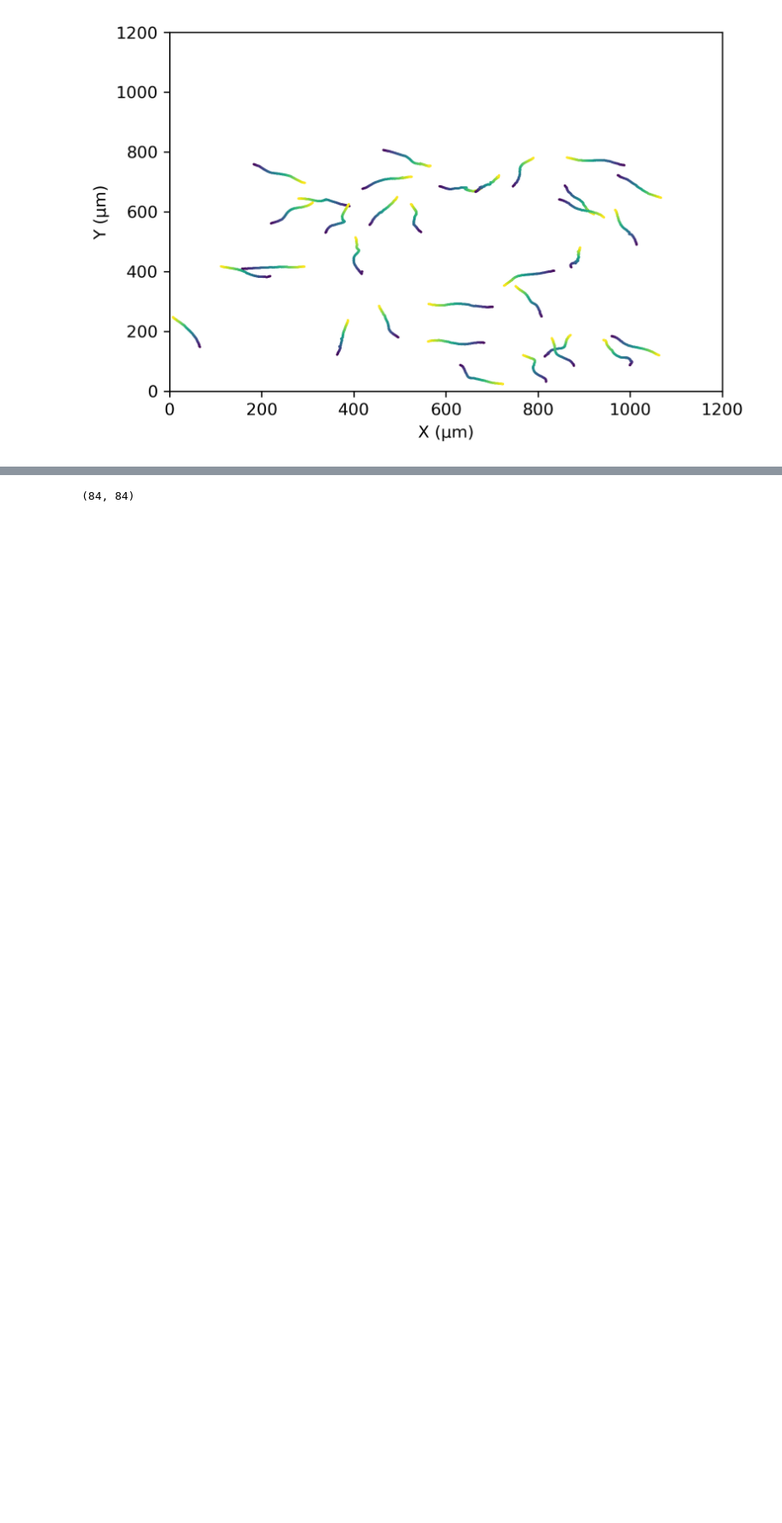
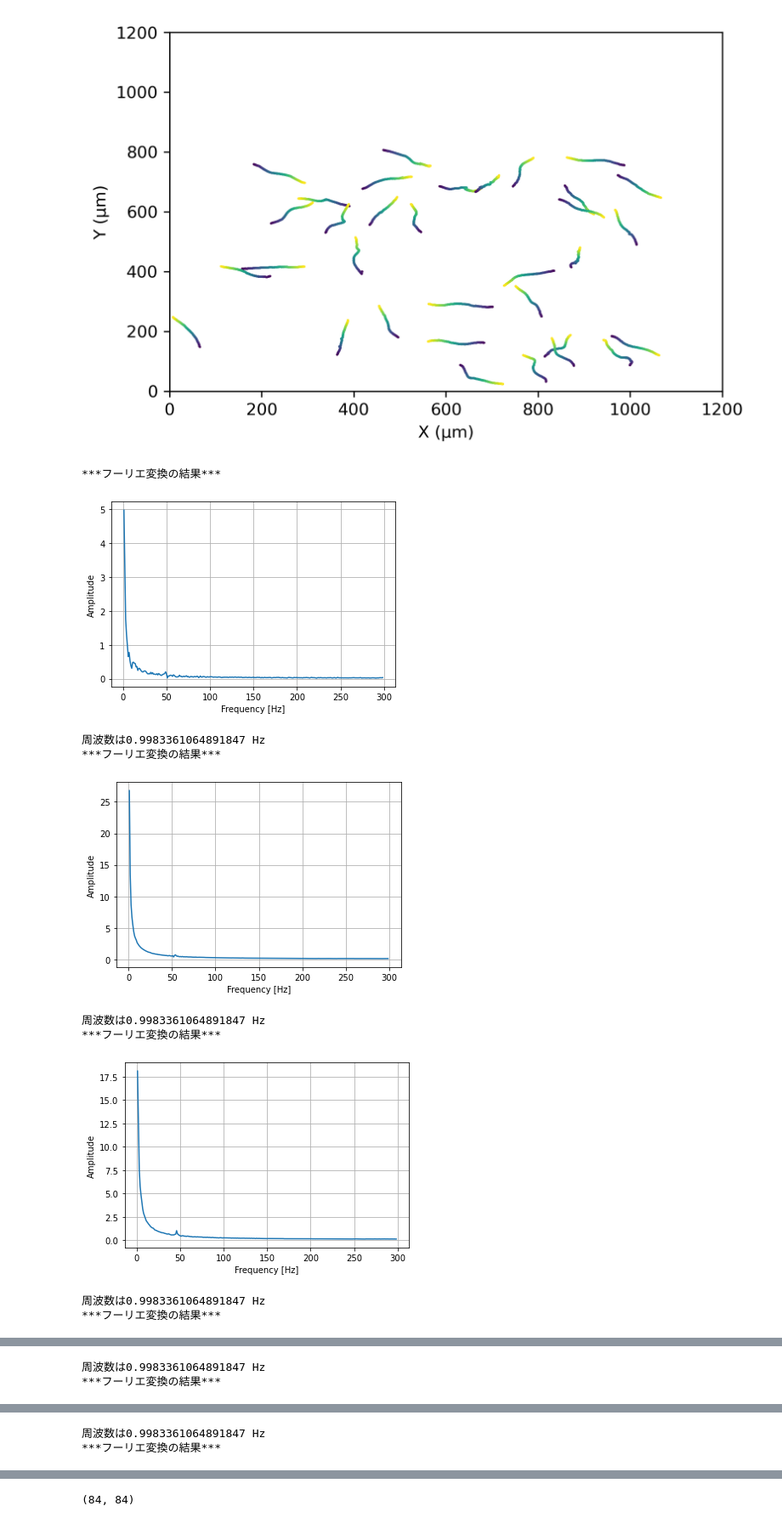
Before and after one commit to kkito0726/analyze_chlamy_moves, a Jupyter notebook: test.ipynb, the cells around one changed output, grey strips where cells are left out. Shown at 85% size. Saved outputs shown, nothing was run; the diff lists cells and outputs as text; code cells hidden in the pictures; blank space fills up the shorter version.

Commit message:
✨ フーリエ変換で周波数を算出する処理を追加 (期待する出力にならないので修正が必要)

```diff
--- a/test.ipynb
+++ b/test.ipynb
@@ -58,3 +58,46 @@ for x, y in zip(x_list, y_list):
 plt.show()
 # %% [output]
 [figure]
+# %%
+threshold = 230
+frequency_list = []
+for x, y in zip(x_list, y_list):
+    length = np.sqrt(x**2 + y**2).sum()
+    if length > threshold:
+        #フーリエ変換
+        print("***フーリエ変換の結果***")
+        N = len(x) #サンプル数
+        dt = 1/600 #サンプリング周期(s) (今回の撮影条件は600 fps)
+        F = np.fft.fft(x) # フーリエ変換
+        # フーリエ変換の結果を正規化
+        F = F / (N / 2)
+        freq = np.fft.fftfreq(N, d=dt) # 周波数スケール
+        Amp = np.abs(F) # 振幅スペクトル
+        stack = np.stack((freq[1:int(N/2)],Amp[1:int(N/2)]))
+        fig, ax = plt.subplots()
+        #プロット
+        ax.plot(stack[0],stack[1])
+        ax.set_xlabel("Frequency [Hz]")
+        ax.set_ylabel("Amplitude")
+        ax.grid()
+        plt.show()
+        #振幅が最大値のインデントを取得
+        max_indent = np.argmax(stack[1])
+        #振幅が最大値のインデントの時の周波数を取得
+        max = stack[0][max_indent]
+        #プリント
+        print("周波数は"+str(max)+" Hz")
+        #listに加えていく
+        frequency_list.append(max)
+        # plt.show()
+# %% [output]
+***フーリエ変換の結果***
+[figure, added]
+周波数は0.9983361064891847 Hz
+***フーリエ変換の結果***
+[figure, added]
+周波数は0.9983361064891847 Hz
+***フーリエ変換の結果***
+[figure, added]
+周波数は0.9983361064891847 Hz
+***フーリエ変換の結果***
@@ -60,0 +105,2 @@ plt.show()
+周波数は0.9983361064891847 Hz
+***フーリエ変換の結果***
@@ -60,0 +108,2 @@ plt.show()
+周波数は0.9983361064891847 Hz
+***フーリエ変換の結果***
```
Also changed, not shown: parts of 1 cell of this notebook.
